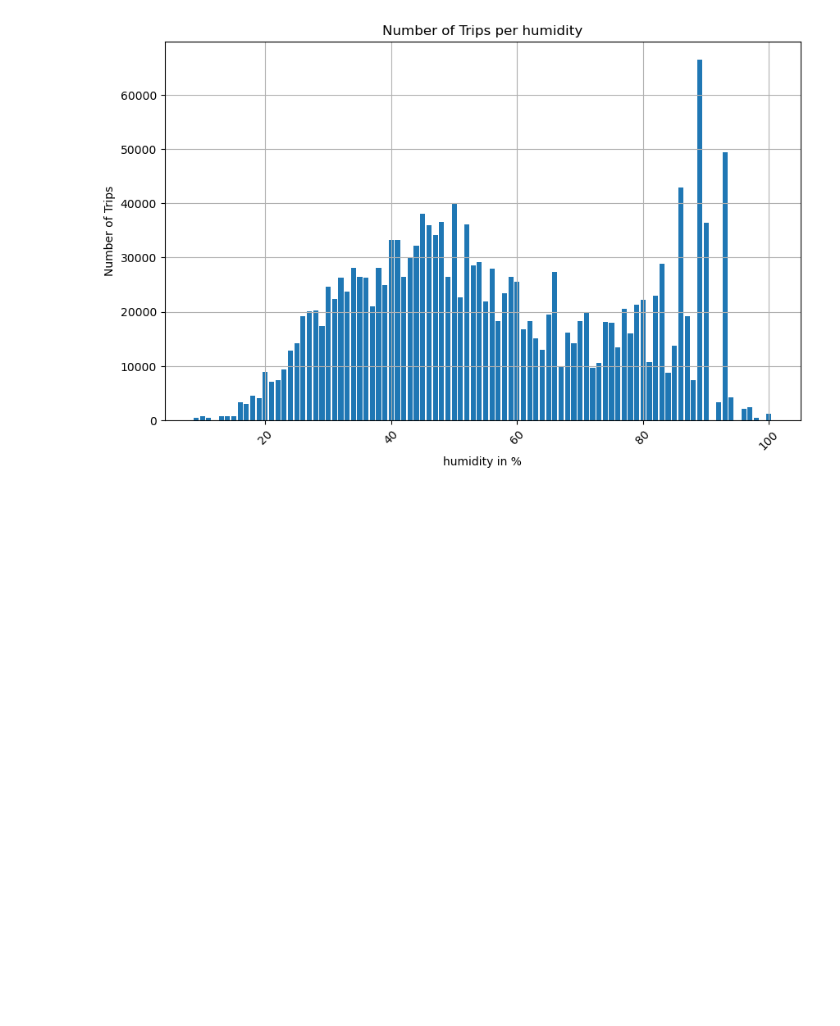
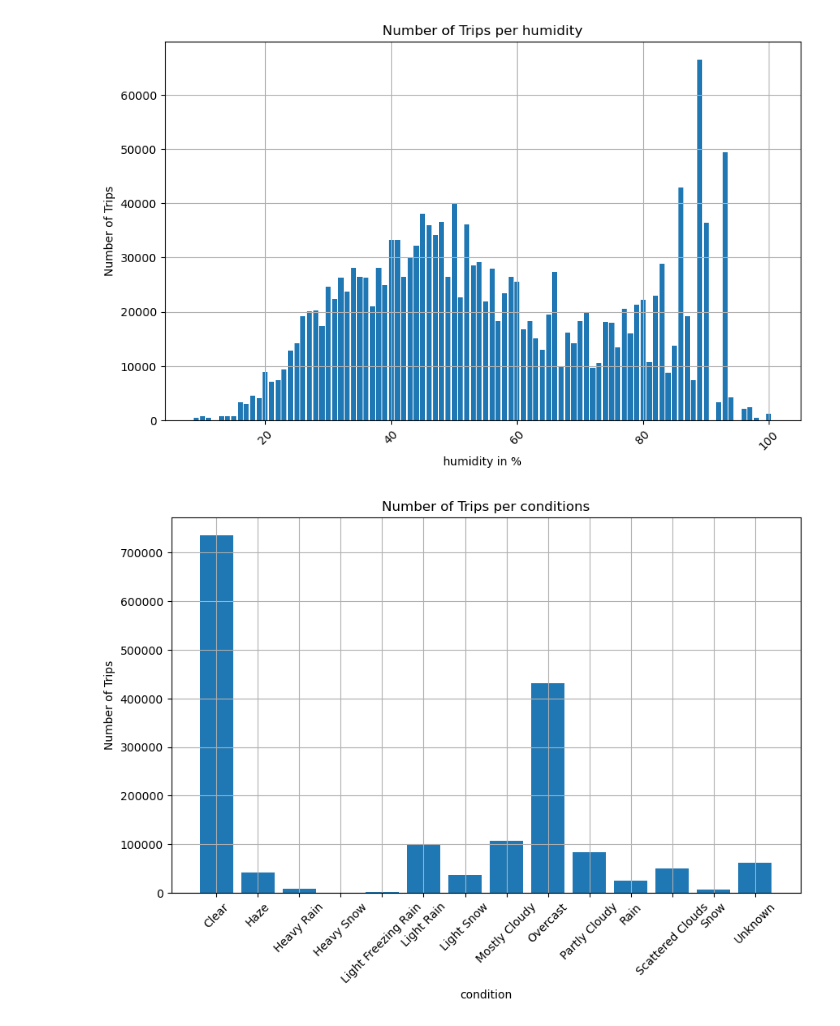
Before and after one commit to Niki123456123456/taxi_trip_duration, a Jupyter notebook: train_with_weather.ipynb, the cells around one changed output. Saved outputs shown, nothing was run; the diff lists cells and outputs as text; code cells hidden in the pictures; blank space fills up the shorter version.

```diff
--- a/train_with_weather.ipynb
+++ b/train_with_weather.ipynb
@@ -194,3 +194,18 @@ plt.grid(True)
 plt.show()
 # %% [output]
 [figure]
+# %%
+# Count the number of trips for each temperature
+trip_counts = train_weather.groupby('conditions').size()
+
+# Plot the trip counts using a bar chart
+plt.figure(figsize=(10, 6))
+plt.bar(trip_counts.index, trip_counts)
+plt.title('Number of Trips per conditions')
+plt.xlabel('condition')
+plt.ylabel('Number of Trips')
+plt.xticks(rotation=45)
+plt.grid(True)
+plt.show()
+# %% [output]
+[figure, added]
```
Also changed, not shown: parts of 4 cells of this notebook.
